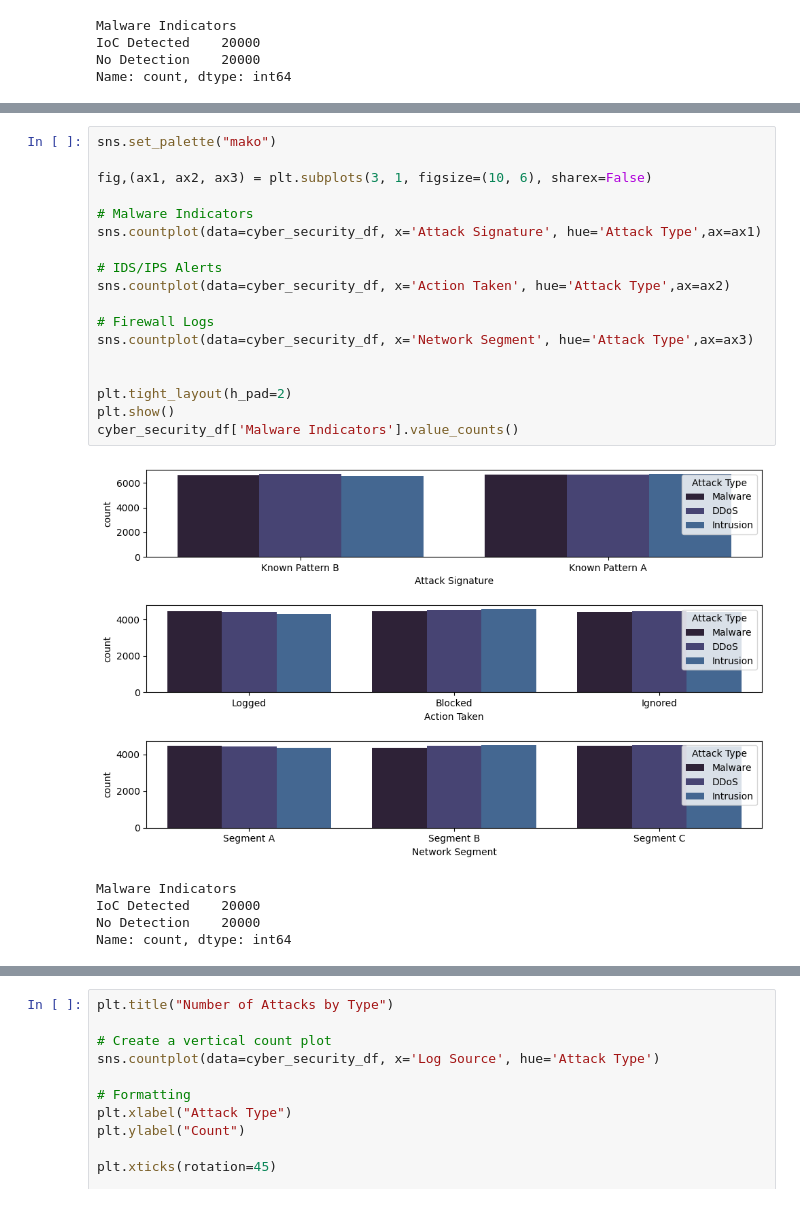
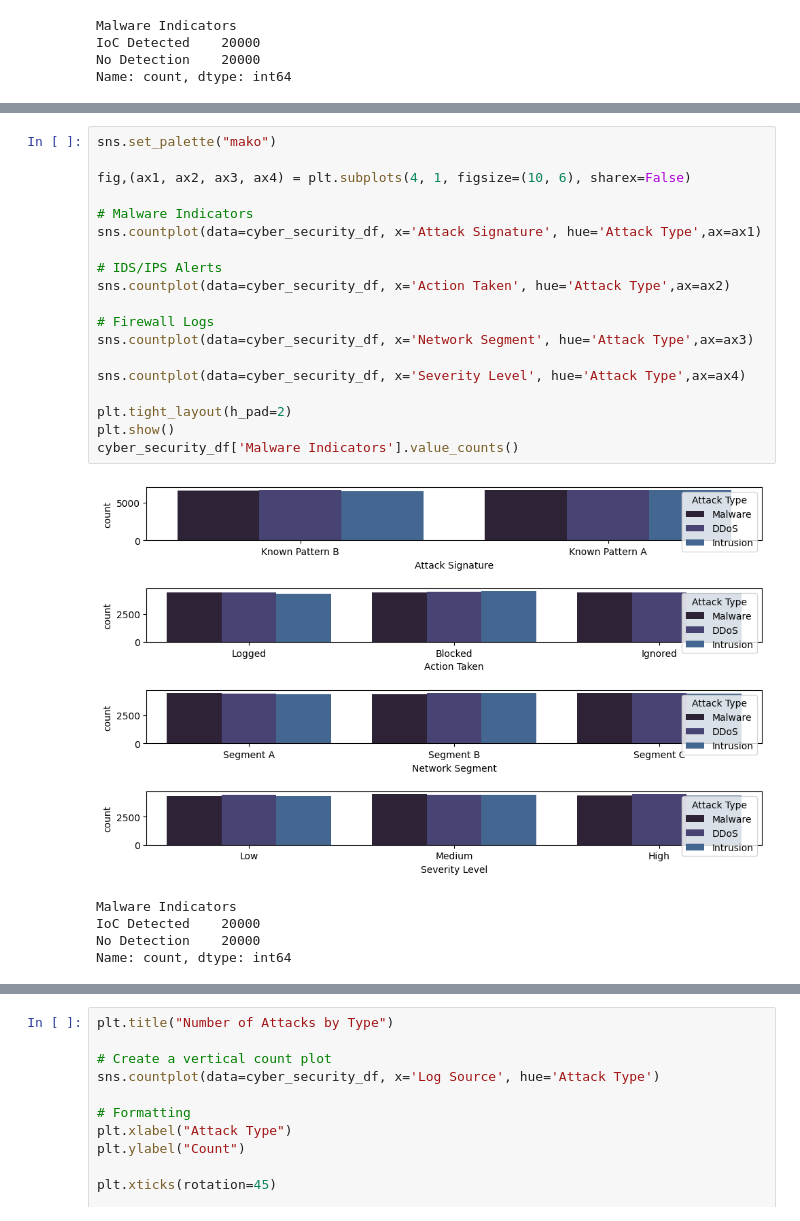
Before and after one commit to sacumesh/cyber-attack-predictor, a Jupyter notebook: notebooks/DataExplorationBeforeFeaturesEngeneering.ipynb, the cells around one changed output, grey strips where cells are left out. Drawn from its saved outputs; the diff is of its cells as text.

```diff
--- a/notebooks/DataExplorationBeforeFeaturesEngeneering.ipynb
+++ b/notebooks/DataExplorationBeforeFeaturesEngeneering.ipynb
@@ -316,23 +332,24 @@ Name: count, dtype: int64
 # %%
 sns.set_palette("mako")
 
-fig,(ax1, ax2, ax3) = plt.subplots(3, 1, figsize=(10, 6), sharex=False)
+fig,(ax1, ax2, ax3, ax4) = plt.subplots(4, 1, figsize=(10, 6), sharex=False)
 
 # Malware Indicators
 sns.countplot(data=cyber_security_df, x='Attack Signature', hue='Attack Type',ax=ax1)
 
 # IDS/IPS Alerts
 sns.countplot(data=cyber_security_df, x='Action Taken', hue='Attack Type',ax=ax2)
 
 # Firewall Logs
 sns.countplot(data=cyber_security_df, x='Network Segment', hue='Attack Type',ax=ax3)
 
+sns.countplot(data=cyber_security_df, x='Severity Level', hue='Attack Type',ax=ax4)
 
 plt.tight_layout(h_pad=2)
 plt.show()
 cyber_security_df['Malware Indicators'].value_counts()
 # %% [output]
-[figure, old version]
+[figure, new version]
 Malware Indicators
 IoC Detected    20000
 No Detection    20000
```
Also changed, not shown: parts of 44 cells of this notebook.
